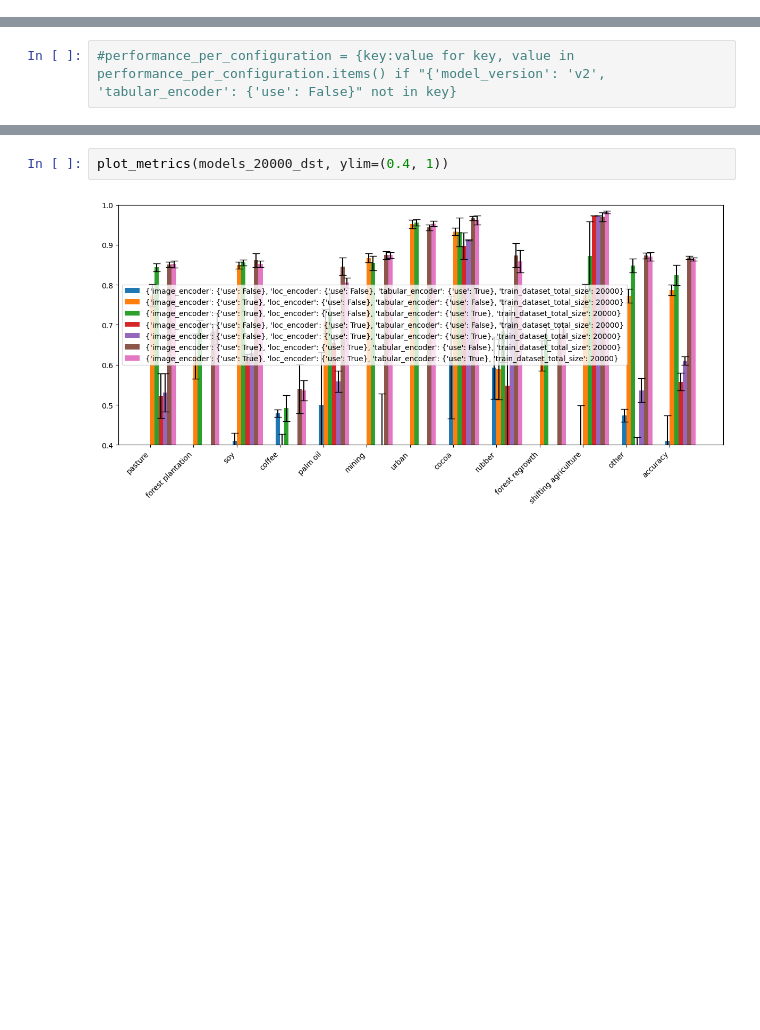
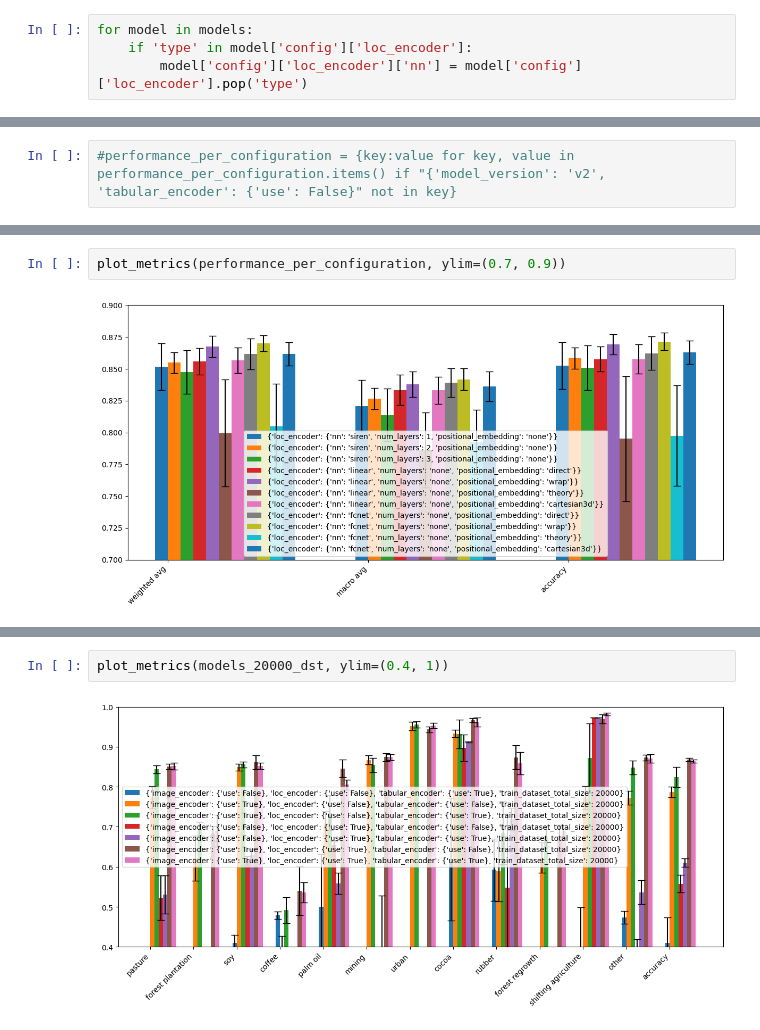
Before and after one commit to janpisl/location-encoding, a Jupyter notebook: notebooks/wandb-eval-on-test-refactor.ipynb, the cells around one changed output, grey strips where cells are left out. Saved outputs shown, nothing was run; the diff lists cells and outputs as text; blank space fills up the shorter version.

```diff
--- a/notebooks/wandb-eval-on-test-refactor.ipynb
+++ b/notebooks/wandb-eval-on-test-refactor.ipynb
@@ -207,0 +214,4 @@ models = [model for model in models_ if 'metrics' in model.keys()]
+# %%
+for model in models:
+    if 'type' in model['config']['loc_encoder']:
+        model['config']['loc_encoder']['nn'] = model['config']['loc_encoder'].pop('type')
@@ -375,0 +410,4 @@ def plot_metrics(metrics, metric='accuracy', ylim=(0.2, 1.2) ):
+# %%
+plot_metrics(performance_per_configuration, ylim=(0.7, 0.9))
+# %% [output]
+[figure, added]
```
Also changed, not shown: parts of 52 cells of this notebook, 23 other files.
